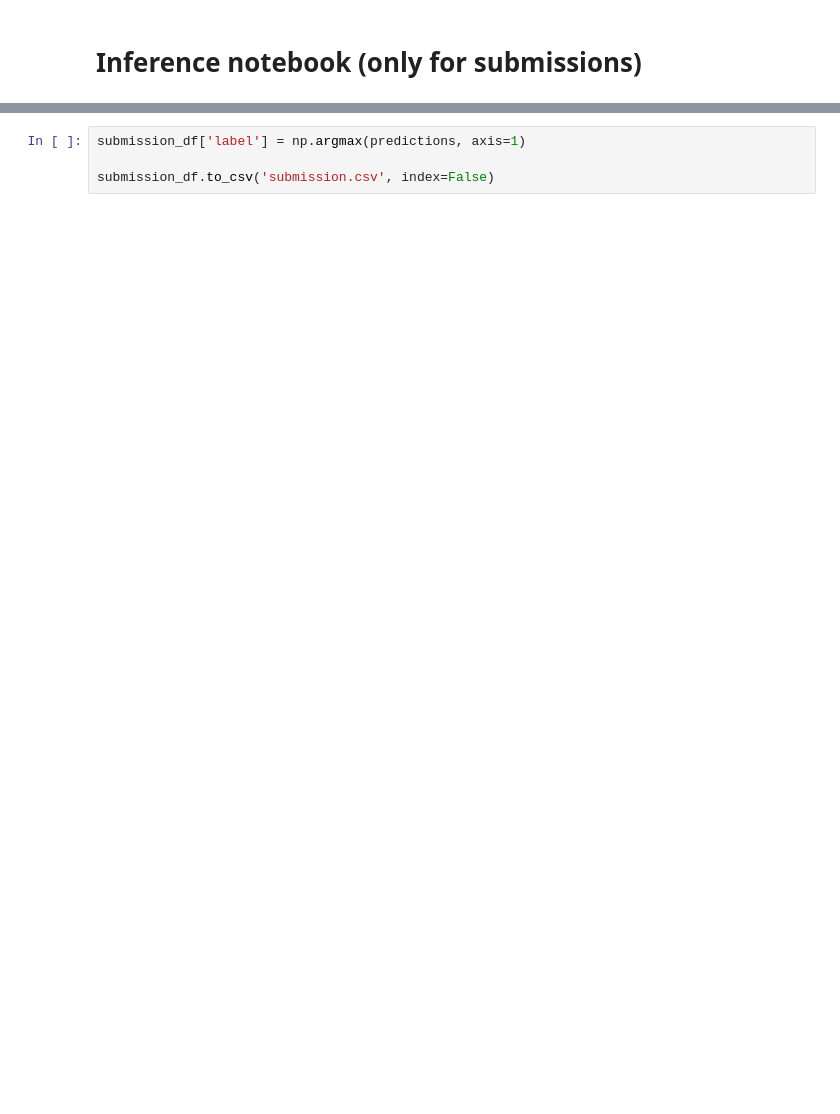
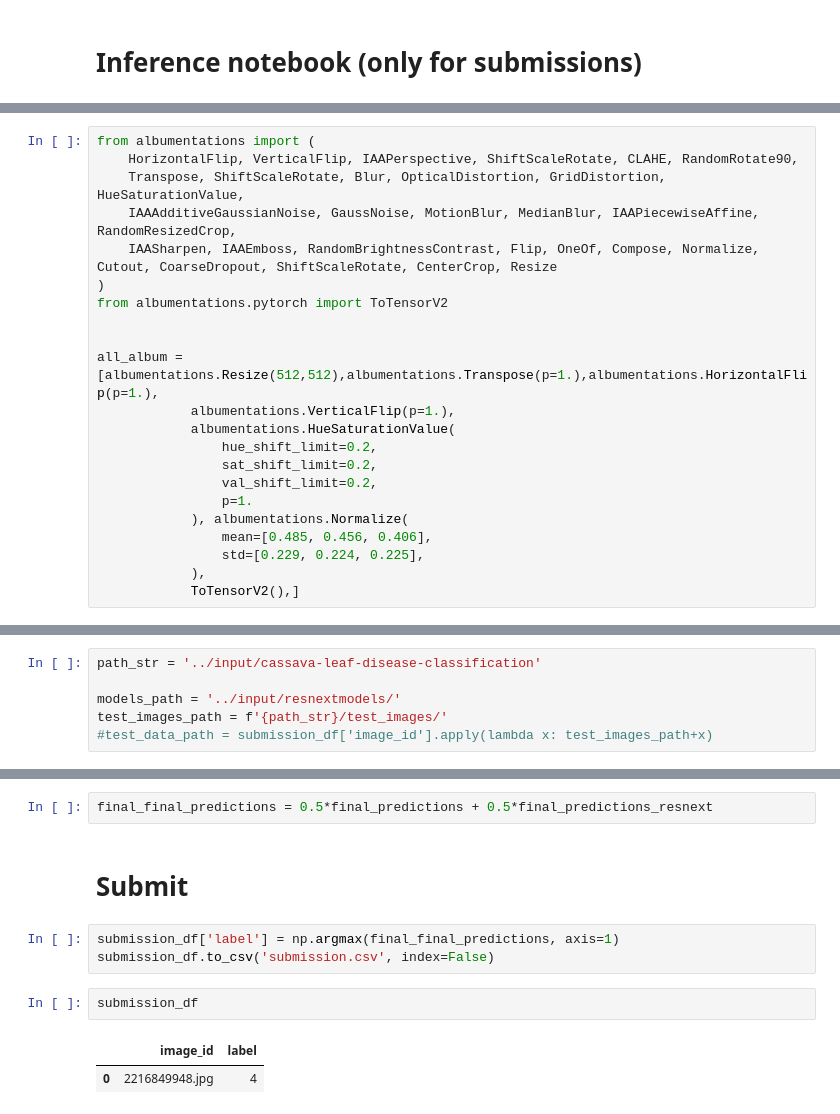
Before and after one commit to Teo03/cassava, a Jupyter notebook: pipeline/cassava-inference.ipynb, the cells around one changed output, grey strips where cells are left out. Saved outputs shown, nothing was run; the diff lists cells and outputs as text; blank space fills up the shorter version.

```diff
--- a/pipeline/cassava-inference.ipynb
+++ b/pipeline/cassava-inference.ipynb
@@ -11,0 +30,22 @@ test_images_path = path_str + '/test_images/'
+# %%
+from albumentations import (
+    HorizontalFlip, VerticalFlip, IAAPerspective, ShiftScaleRotate, CLAHE, RandomRotate90,
+    Transpose, ShiftScaleRotate, Blur, OpticalDistortion, GridDistortion, HueSaturationValue,
+    IAAAdditiveGaussianNoise, GaussNoise, MotionBlur, MedianBlur, IAAPiecewiseAffine, RandomResizedCrop,
+    IAASharpen, IAAEmboss, RandomBrightnessContrast, Flip, OneOf, Compose, Normalize, Cutout, CoarseDropout, ShiftScaleRotate, CenterCrop, Resize
+)
+from albumentations.pytorch import ToTensorV2
+
+
+all_album = [albumentations.Resize(512,512),albumentations.Transpose(p=1.),albumentations.HorizontalFlip(p=1.),
+            albumentations.VerticalFlip(p=1.),
+            albumentations.HueSaturationValue(
+                hue_shift_limit=0.2,
+                sat_shift_limit=0.2,
+                val_shift_limit=0.2,
+                p=1.
+            ), albumentations.Normalize(
+                mean=[0.485, 0.456, 0.406],
+                std=[0.229, 0.224, 0.225],
+            ),
+            ToTensorV2(),]
@@ -11,0 +130,6 @@ test_images_path = path_str + '/test_images/'
+# %%
+path_str = '../input/cassava-leaf-disease-classification'
+
+models_path = '../input/resnextmodels/'
+test_images_path = f'{path_str}/test_images/'
+#test_data_path = submission_df['image_id'].apply(lambda x: test_images_path+x)
@@ -91,4 +205,12 @@ predictions = (learn_predictions[0] + learn1_predictions[0] + learn2_predictions
+# %%
+final_final_predictions = 0.5*final_predictions + 0.5*final_predictions_resnext
+# %% [markdown]
+# Submit
 # %%
-submission_df['label'] = np.argmax(predictions, axis=1)
-
+submission_df['label'] = np.argmax(final_final_predictions, axis=1)
 submission_df.to_csv('submission.csv', index=False)
+# %%
+submission_df
+# %% [output]
+|  | image_id | label |
+| 0 | 2216849948.jpg | 4 |
```
Also changed, not shown: parts of 14 cells of this notebook, 2 other files.
